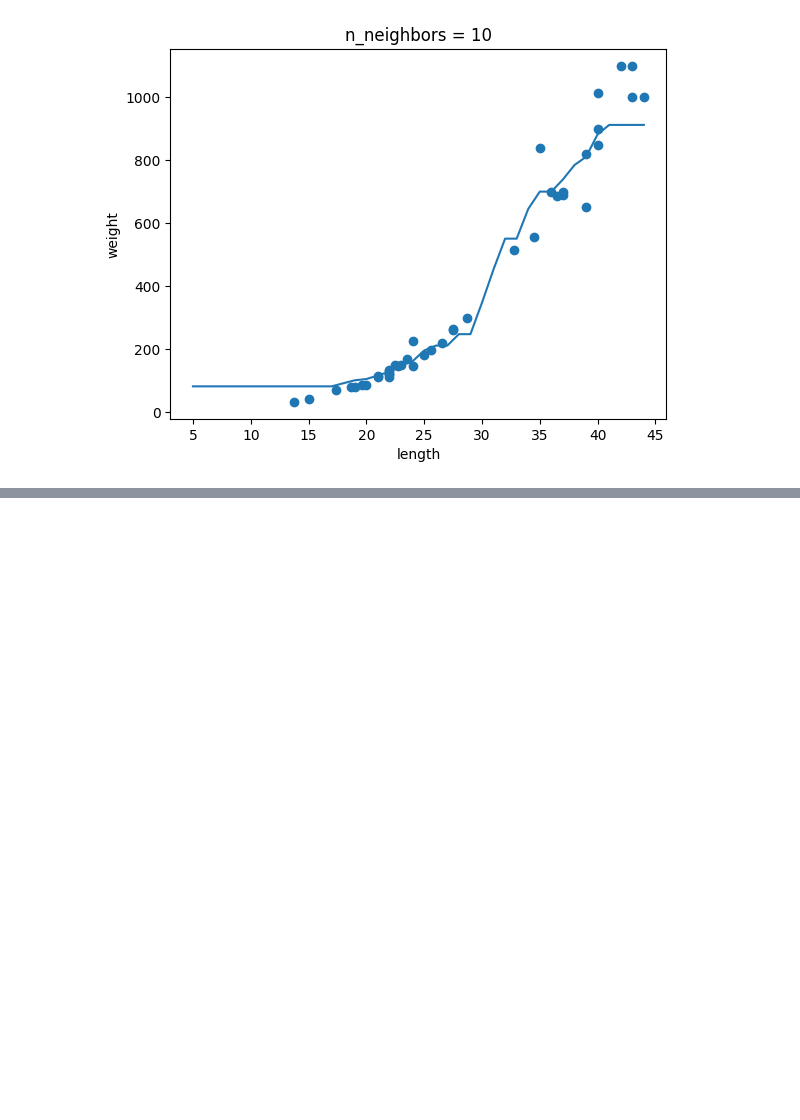
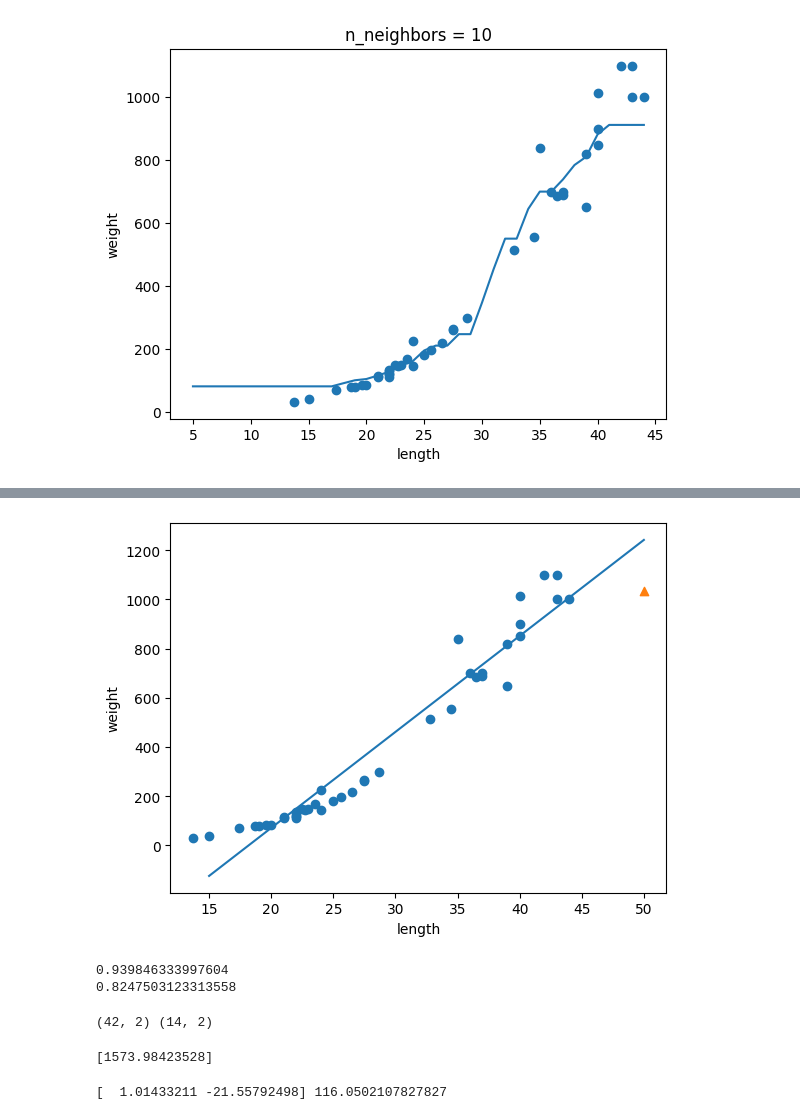
Before and after one commit to Juseong-Yu/hongonmachine, a Jupyter notebook: 혼공머신.ipynb, the cells around one changed output, grey strips where cells are left out. Cells and saved outputs as stored; diff of their text form; code cells hidden in the pictures; blank space fills up the shorter version.

```diff
--- a/혼공머신.ipynb
+++ b/혼공머신.ipynb
@@ -386,0 +474,20 @@ for n in [1, 5, 10]:
+# %%
+# 선형 회귀 모델의 그래프
+plt.scatter(train_input, train_target)
+plt.plot([15,50], [15*lr.coef_ + lr.intercept_, 50*lr.coef_ + lr.intercept_])
+
+# 50cm 농어 산점도
+plt.scatter(50, knr.predict([[50]]), marker='^')
+
+plt.xlabel('length')
+plt.ylabel('weight')
+plt.show()
+# %% [output]
+[figure, added]
+# %%
+# 결정 계수로 모델의 적합도 확인 (문제가 좀 있음)
+print(lr.score(train_input, train_target))
+print(lr.score(test_input, test_target))
+# %% [output]
+0.939846333997604
+0.8247503123313558
@@ -386,0 +498,17 @@ for n in [1, 5, 10]:
+# %%
+# 만든 배열의 구조 확인
+print(train_poly.shape, test_poly.shape)
+# %% [output]
+(42, 2) (14, 2)
+# %%
+# 다항 회귀 모델
+lr = LinearRegression()
+lr.fit(train_poly, train_target)
+print(lr.predict([[50**2, 50]]))
+# %% [output]
+[1573.98423528]
+# %%
+# 다항 회귀 모델의 파라미터 (계수, y절편)
+print(lr.coef_, lr.intercept_)
+# %% [output]
+[  1.01433211 -21.55792498] 116.0502107827827
```
Also changed, not shown: parts of 14 cells of this notebook.
